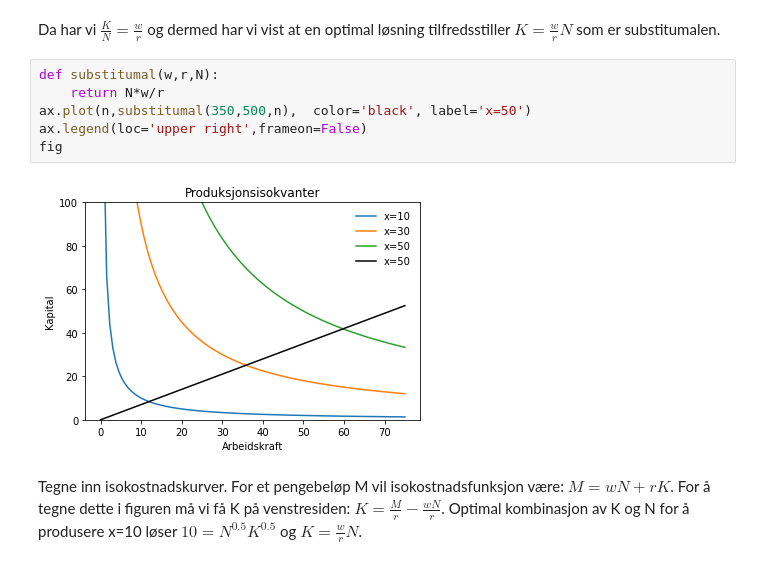
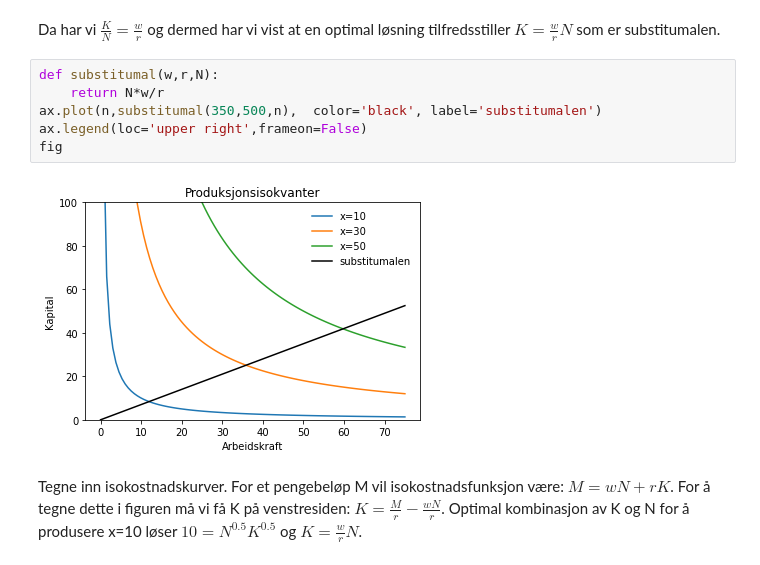
Before and after one commit to uit-sok-1006-v22/notebooks, a Jupyter notebook: Løs_sem_4_oppg_1.ipynb, the cells around one changed output. Saved outputs shown, nothing was run; the diff lists cells and outputs as text.

```diff
--- a/Løs_sem_4_oppg_1.ipynb
+++ b/Løs_sem_4_oppg_1.ipynb
@@ -165,11 +165,11 @@ Da har vi $\frac{K}{N}=\frac{w}{r}$ og dermed har vi vist at en optimal løsning
 # %%
 def substitumal(w,r,N):
     return N*w/r
-ax.plot(n,substitumal(350,500,n),  color='black', label='x=50')
+ax.plot(n,substitumal(350,500,n),  color='black', label='substitumalen')
 ax.legend(loc='upper right',frameon=False)
 fig
 # %% [output]
-[figure, old version]
+[figure, new version]
 # %% [markdown]
 Tegne inn isokostnadskurver. For et pengebeløp M vil isokostnadsfunksjon være: $M=wN+rK$. For å tegne dette i figuren må vi få K på venstresiden: $K=\frac{M}{r}-\frac{wN}{r}$. Optimal kombinasjon av K og N for å produsere x=10 løser $10=N^{0.5}K^{0.5}$ og $K=\frac{w}{r}N$.
 # %%
```
Also changed, not shown: parts of 1 cell of this notebook, 1 other file.
